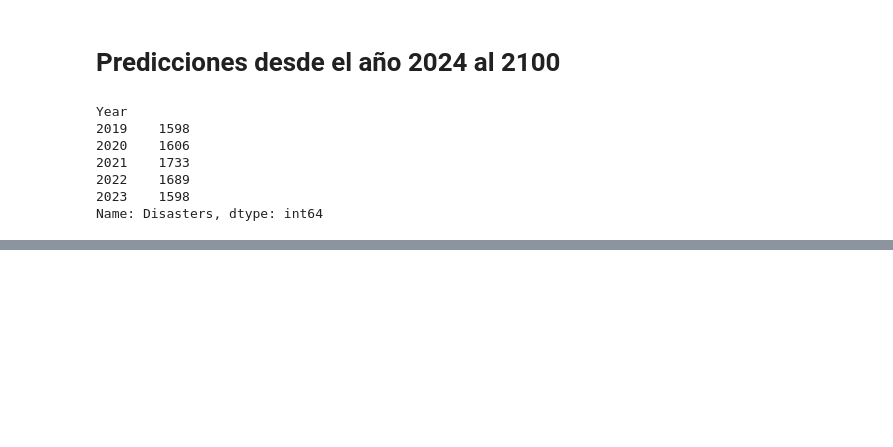
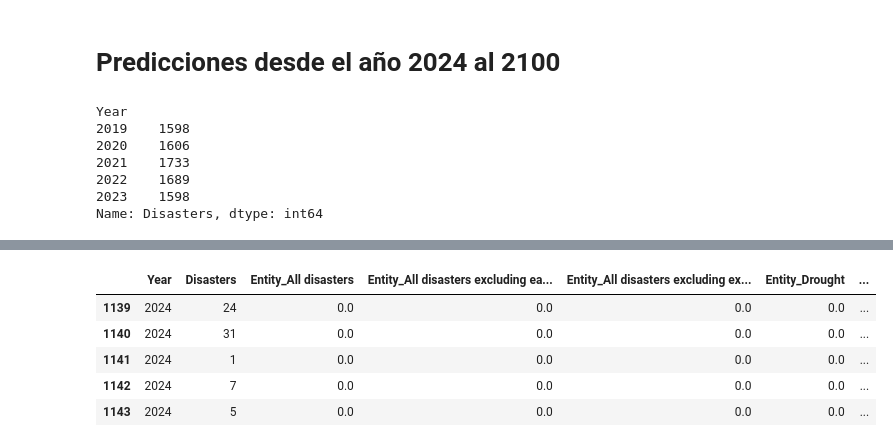
Before and after one commit to FrankRomeroT/H-bito, a Jupyter notebook: Dia 14/desastres_naturales.ipynb, the cells around one changed output, grey strips where cells are left out. Saved outputs shown, nothing was run; the diff lists cells and outputs as text; code cells hidden in the pictures; blank space fills up the shorter version.

```diff
--- a/Dia 14/desastres_naturales.ipynb
+++ b/Dia 14/desastres_naturales.ipynb
@@ -252,0 +283,16 @@ Name: Disasters, dtype: int64
+# %%
+# One-Hot Encoding para características categóricas
+ohe = OneHotEncoder(handle_unknown='ignore', sparse_output=False)
+
+# Aplicar One-Hot Encoding a la columna `Entity`
+cat_encoded = ohe.fit_transform(df[['Entity']])
+
+# Convertir la matriz transformada en un DataFrame
+cat_encoded_df = pd.DataFrame(cat_encoded, columns=ohe.get_feature_names_out(['Entity']))
+
+# Combinar con el DataFrame original sin la columna categórica original
+df2 = pd.concat([df2.drop(columns=['Entity']), cat_encoded_df], axis=1)
+
+# Imprimir el DataFrame transformado
+print("Después de imputar la columna categórica con KNN:")
+print(df2)
@@ -253,3 +317,12 @@ Name: Disasters, dtype: int64
+# %%
+df2.tail()
+# %% [output]
+|  | Year | Disasters | Entity_All disasters | Entity_All disasters excluding ea... | Entity_All disasters excluding ex... | Entity_Drought | ... |
+| 1139 | 2024 | 24 | 0.0 | 0.0 | 0.0 | 0.0 | ... |
+| 1140 | 2024 | 31 | 0.0 | 0.0 | 0.0 | 0.0 | ... |
+| 1141 | 2024 | 1 | 0.0 | 0.0 | 0.0 | 0.0 | ... |
+| 1142 | 2024 | 7 | 0.0 | 0.0 | 0.0 | 0.0 | ... |
+| 1143 | 2024 | 5 | 0.0 | 0.0 | 0.0 | 0.0 | ... |
 # %%
 from sklearn.model_selection import train_test_split
 from sklearn.linear_model import LinearRegression
```
Also changed, not shown: parts of 6 cells of this notebook, 5 other files.
